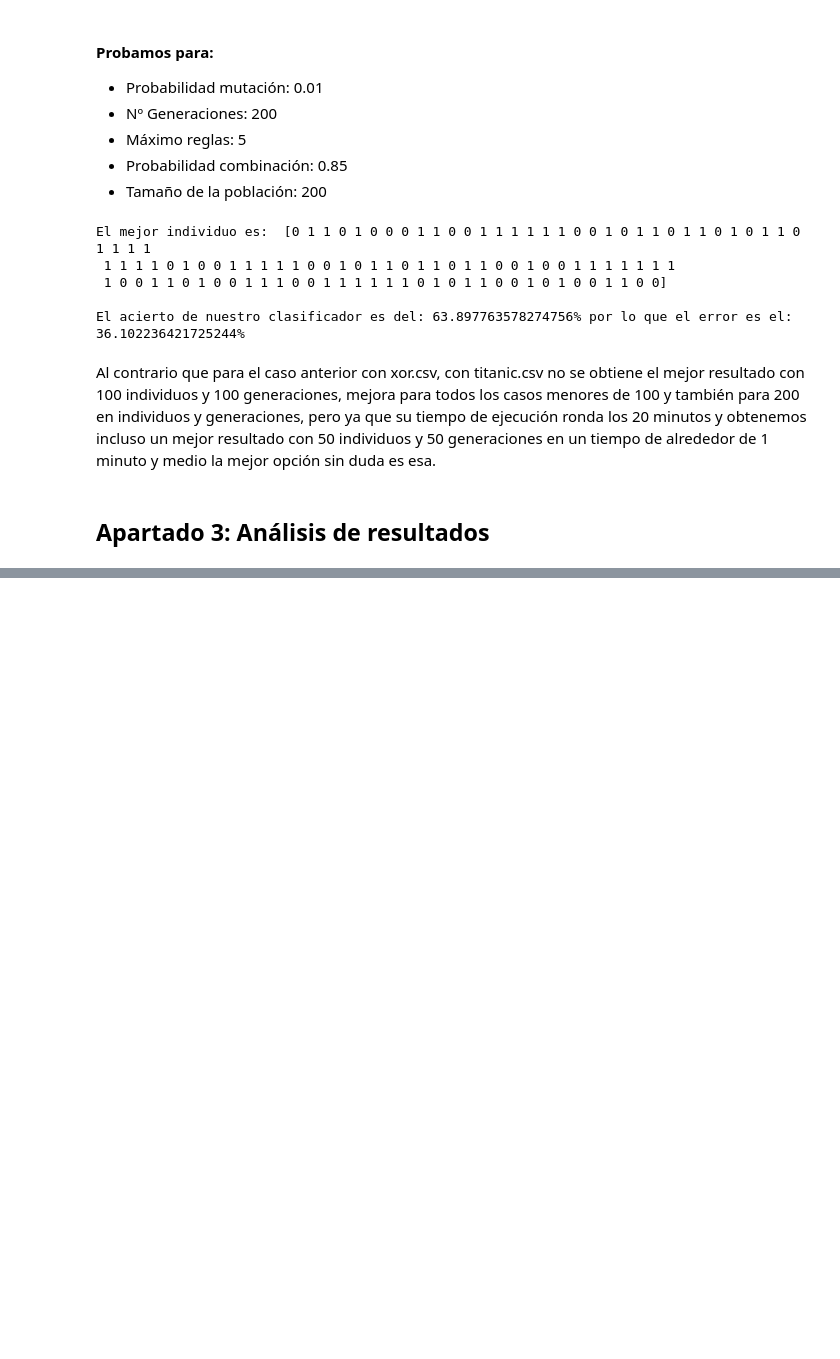
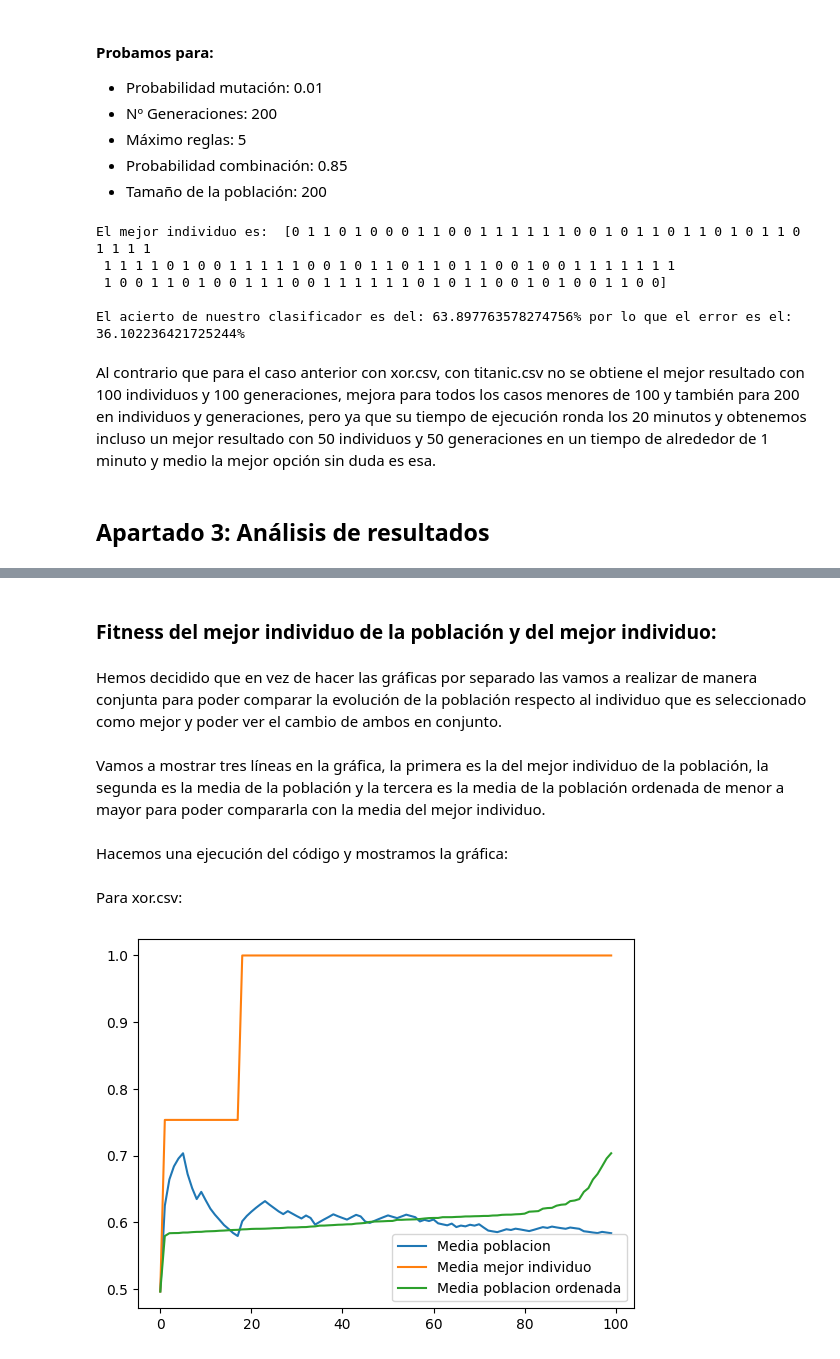
Before and after one commit to Monte-10/FAA-1461, a Jupyter notebook: Practica_4/Notebook.ipynb, the cells around one changed output, grey strips where cells are left out. Drawn from its saved outputs; the diff is of its cells as text; code cells hidden in the pictures; blank space fills up the shorter version.

```diff
--- a/Practica_4/Notebook.ipynb
+++ b/Practica_4/Notebook.ipynb
@@ -465,0 +640,32 @@ Al contrario que para el caso anterior con xor.csv, con titanic.csv no se obtien
+# %% [markdown]
+### Fitness del mejor individuo de la población y del mejor individuo:
+# %% [markdown]
+Hemos decidido que en vez de hacer las gráficas por separado las vamos a realizar de manera conjunta para poder comparar la evolución de la población respecto al individuo que es seleccionado como mejor y poder ver el cambio de ambos en conjunto.
+# %% [markdown]
+Vamos a mostrar tres líneas en la gráfica, la primera es la del mejor individuo de la población, la segunda es la media de la población y la tercera es la media de la población ordenada de menor a mayor para poder compararla con la media del mejor individuo.
+# %% [markdown]
+Hacemos una ejecución del código y mostramos la gráfica:
+# %% [markdown]
+Para xor.csv:
+# %%
+dataset = Datos('ConjuntosDatosP4/xor.csv')
+
+algoritmoGenetico = AG(0.01,100,5,0.85,100)
+
+validacionSimple = EstrategiaParticionado.ValidacionSimple(30,1)
+validacionSimple.creaParticiones(dataset.datos)
+
+datosTrain = dataset.extraeDatos(validacionSimple.particiones[0].indicesTrain)
+datosTest = dataset.extraeDatos(validacionSimple.particiones[0].indicesTest)
+
+mejor = algoritmoGenetico.entrenamiento(datosTrain,{},dataset.diccionario)
+
+sortedPoblacion = np.sort(algoritmoGenetico.mediaPoblacion)
+plt.plot(algoritmoGenetico.mediaPoblacion, label='Media poblacion')
+plt.plot(algoritmoGenetico.mediaMejor, label='Media mejor individuo')
+plt.plot(sortedPoblacion, label='Media poblacion ordenada')
+plt.legend()
+
+plt.show()
+# %% [output]
+[figure, added]
```
Also changed, not shown: parts of 25 cells of this notebook, 1 other file.
